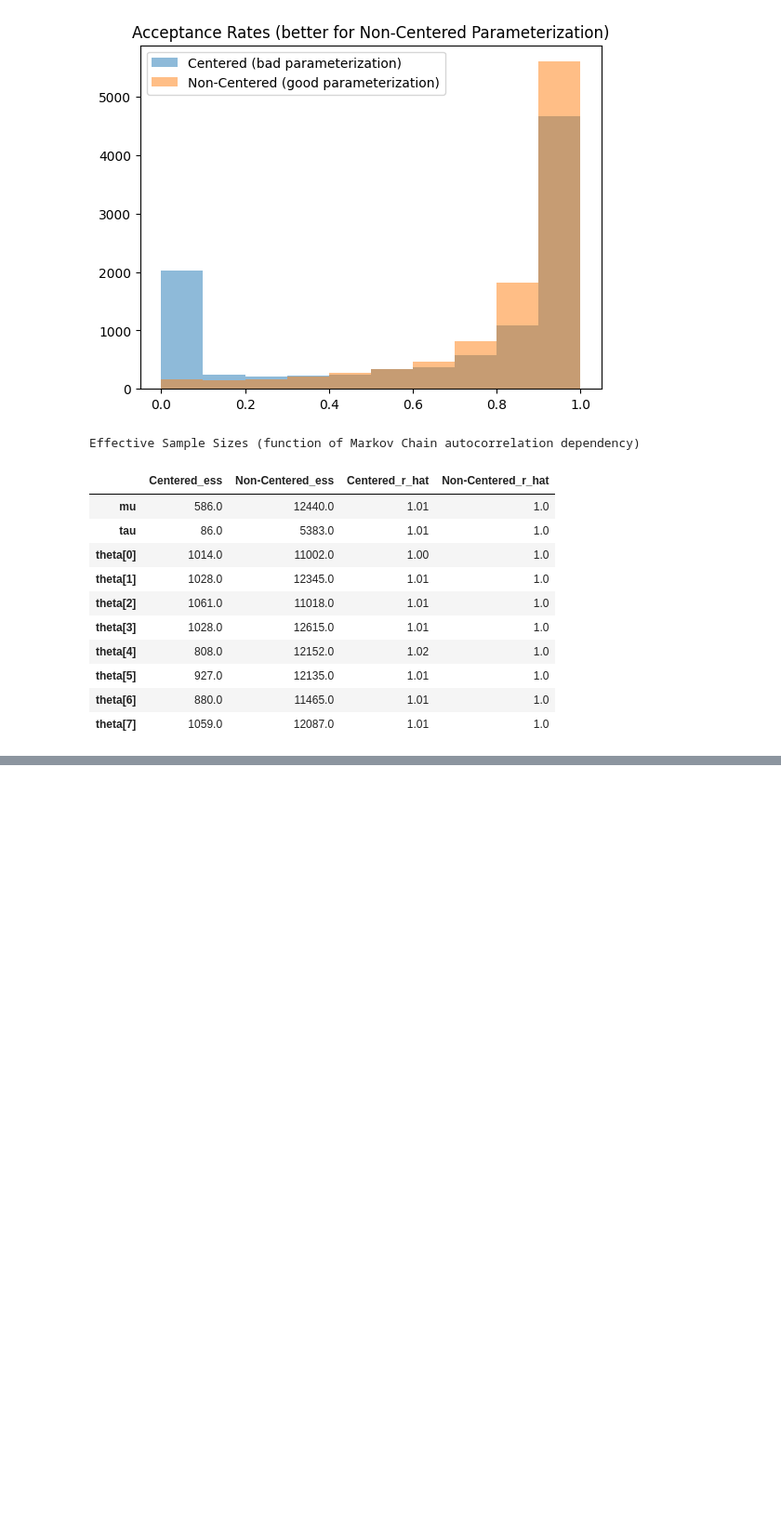
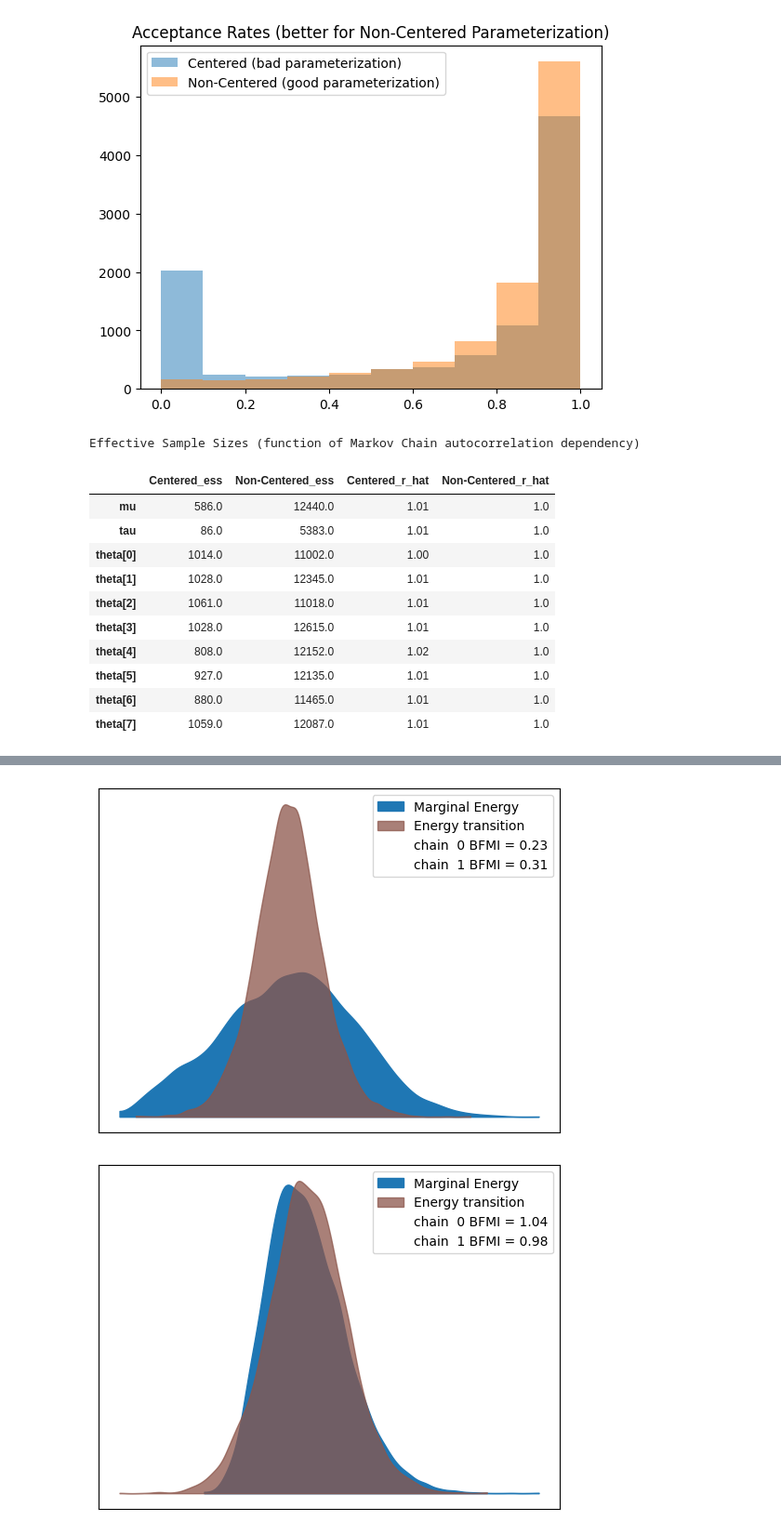
Before and after one commit to MatthewPronyshyn/STA365, a Jupyter notebook: Homework4.ipynb, the cells around one changed output, grey strips where cells are left out. Shown at 93% size. Drawn from its saved outputs; the diff is of its cells as text; code cells hidden in the pictures; blank space fills up the shorter version.

```diff
--- a/Homework4.ipynb
+++ b/Homework4.ipynb
@@ -257,0 +270,6 @@ Effective Sample Sizes (function of Markov Chain autocorrelation dependency)
+# %%
+az.plot_energy(fit_C);
+az.plot_energy(fit_NC);
+# %% [output]
+[figure, added]
+[figure, added]
```
Also changed, not shown: parts of 3 cells of this notebook.
